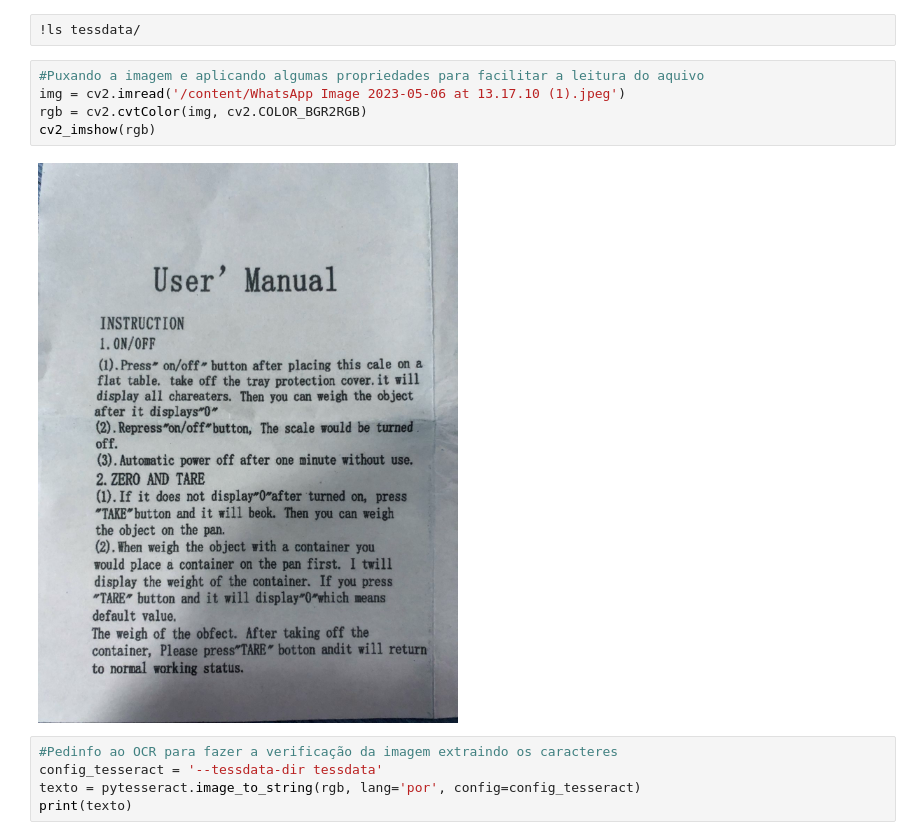
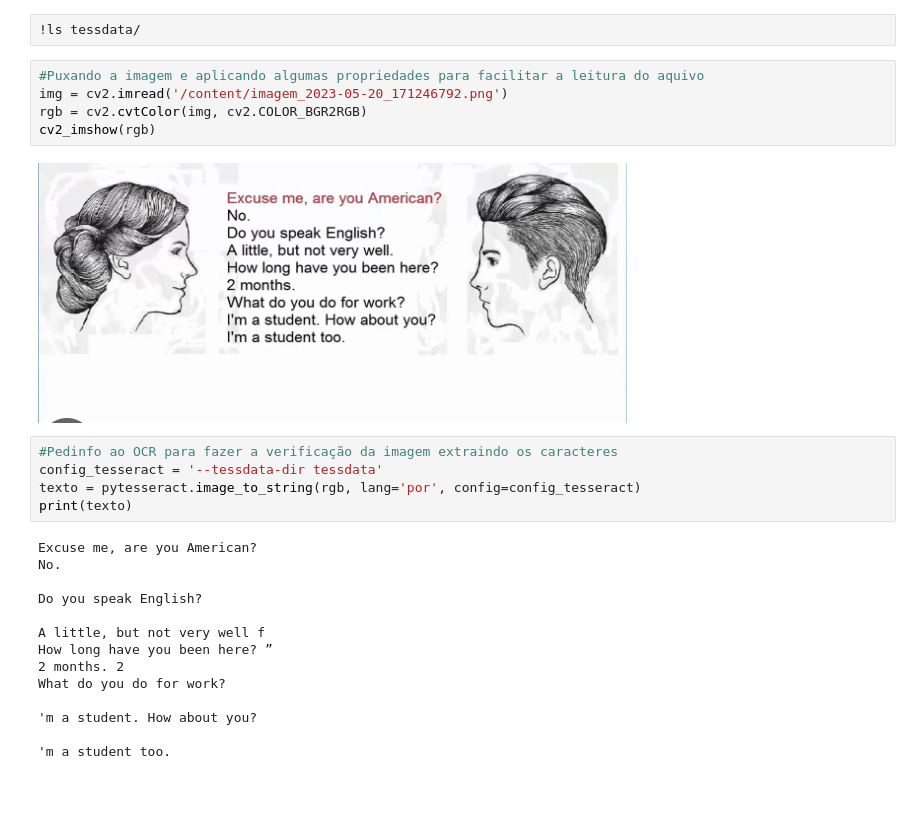
Before and after one commit to gabrielcaxtanho/Algoritimo-SR.INTERCAMBIO, a Jupyter notebook: Algoritimo_SR_INTERCAMBIO.ipynb, the cells around one changed output. Cells and saved outputs as stored; diff of their text form; blank space fills up the shorter version.

```diff
--- a/Algoritimo_SR_INTERCAMBIO.ipynb
+++ b/Algoritimo_SR_INTERCAMBIO.ipynb
@@ -32,16 +32,30 @@ from googletrans import Translator
 !ls tessdata/
 # %%
 #Puxando a imagem e aplicando algumas propriedades para facilitar a leitura do aquivo
-img = cv2.imread('/content/WhatsApp Image 2023-05-06 at 13.17.10 (1).jpeg')
+img = cv2.imread('/content/imagem_2023-05-20_171246792.png')
 rgb = cv2.cvtColor(img, cv2.COLOR_BGR2RGB)
 cv2_imshow(rgb)
 # %% [output]
-[figure, old version]
+[figure, new version]
 # %%
 #Pedinfo ao OCR para fazer a verificação da imagem extraindo os caracteres
 config_tesseract = '--tessdata-dir tessdata'
 texto = pytesseract.image_to_string(rgb, lang='por', config=config_tesseract)
 print(texto)
+# %% [output]
+Excuse me, are you American?
+No.
+
+Do you speak English?
+
+A little, but not very well f
+How long have you been here? ”
+2 months. 2
+What do you do for work?
+
+'m a student. How about you?
+
+'m a student too.
 # %%
 config_tesseract = '--tessdata-dir tessdata --psm 6'
 texto = pytesseract.image_to_string(rgb, lang='por', config=config_tesseract)
```
Also changed, not shown: parts of 1 cell of this notebook.
